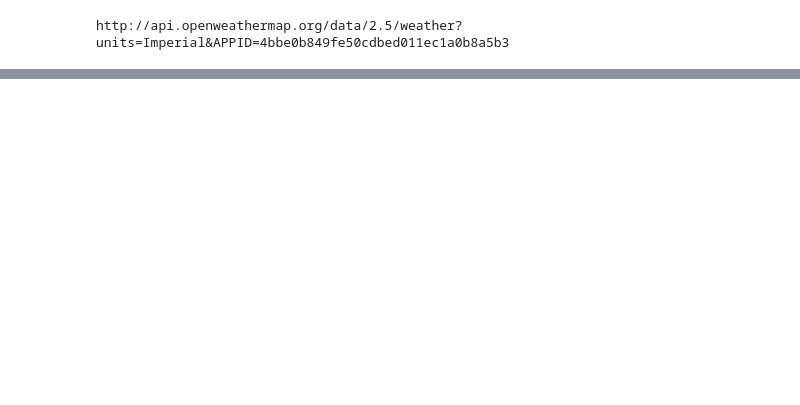
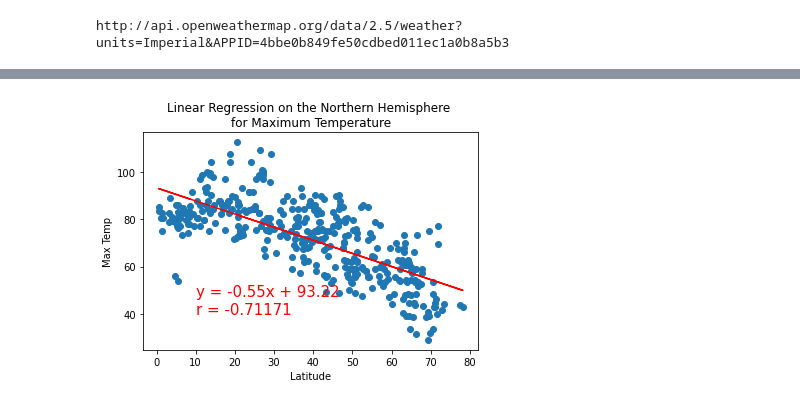
Before and after one commit to damiencorr/World_Weather_Analysis, a Jupyter notebook: WeatherPy.ipynb, the cells around one changed output, grey strips where cells are left out. Saved outputs shown, nothing was run; the diff lists cells and outputs as text; code cells hidden in the pictures; blank space fills up the shorter version.

```diff
--- a/WeatherPy.ipynb
+++ b/WeatherPy.ipynb
@@ -294,0 +335,5 @@ plt.show()
+# %%
+# Return a DataFrame with all data fitting the criteria, for latitudes greater than or equal to 0
+# Norther hemisphers
+northern_hemi_df = city_data_df.loc[(city_data_df["Lat"] >= 0)]
+northern_hemi_df
@@ -294,0 +372,14 @@ plt.show()
+# %%
+# Perform Linear Regression on the Maximum Temperature for the Northern Hemisphere
+
+# Linear regression on the Northern Hemisphere
+x_values = northern_hemi_df["Lat"]
+y_values = northern_hemi_df["Max Temp"]
+# Call the function.
+plot_linear_regression(x_values,
+                       y_values,
+                       'Linear Regression on the Northern Hemisphere \nfor Maximum Temperature',
+                       'Max Temp',
+                       (10,40))
+# %% [output]
+[figure, added]
```
Also changed, not shown: parts of 26 cells of this notebook, 6 other files.
